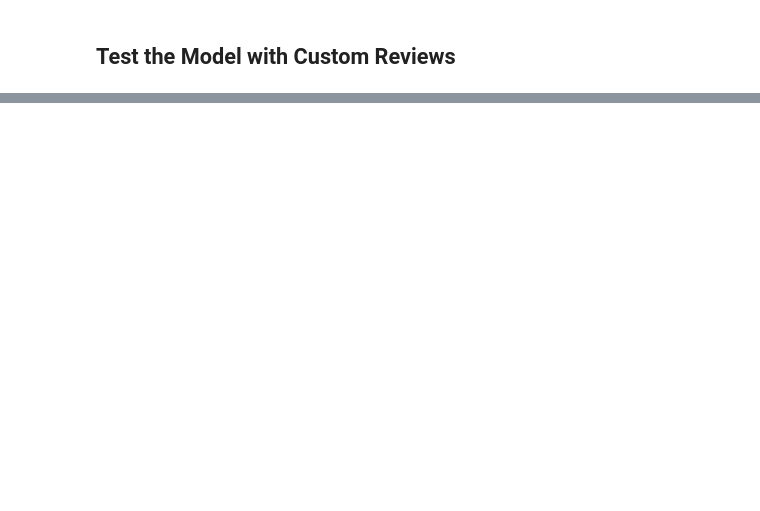
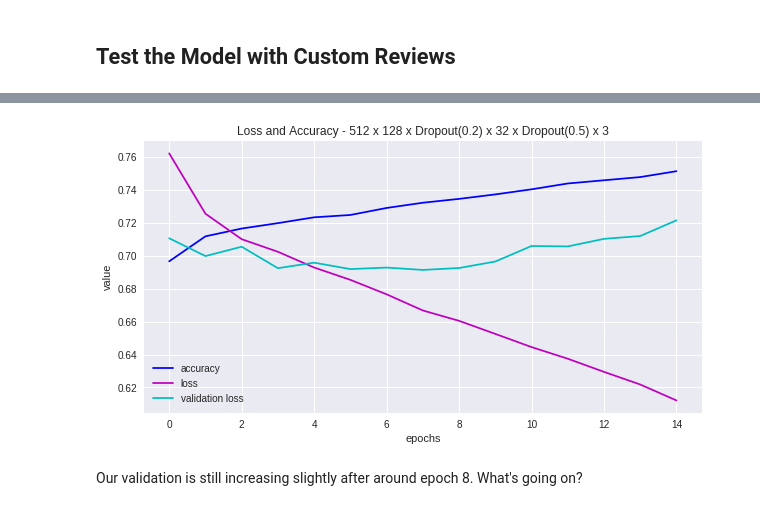
Before and after one commit to marshalhayes/review-rating-classification, a Jupyter notebook: Review_Rating_Classification.ipynb, the cells around one changed output, grey strips where cells are left out. Saved outputs shown, nothing was run; the diff lists cells and outputs as text; code cells hidden in the pictures; blank space fills up the shorter version.

```diff
--- a/Review_Rating_Classification.ipynb
+++ b/Review_Rating_Classification.ipynb
@@ -196,0 +212,25 @@ with tf.Session() as sess:
+# %%
+# Load 50,000 examples from our dataset
+text_train, text_test, labels_train, labels_test = load_and_preprocess_data(dataset, num_examples=50000)
+# %%
+# We should probably recreate the model to avoid influence from the previous training
+input_text = tf.keras.layers.Input(shape=(1,), dtype="string")
+embedding = tf.keras.layers.Lambda(EmbeddingModel, output_shape=(512,))(input_text)
+dense1 = tf.keras.layers.Dense(128, activation='relu')(embedding)
+dropout1 = tf.keras.layers.Dropout(0.2)(dense1)
+dense2 = tf.keras.layers.Dense(32, activation='relu')(dropout1)
+dropout2 = tf.keras.layers.Dropout(0.5)(dense2)
+pred = tf.keras.layers.Dense(3, activation='softmax')(dropout2)
+
+model = tf.keras.Model(inputs=[input_text], outputs=pred)
+model.compile(loss='categorical_crossentropy', optimizer='adam', metrics=['accuracy'])
+# %%
+history = None
+
+with tf.Session() as sess:
+  sess.run([tf.global_variables_initializer(), tf.tables_initializer()])
+  history = model.fit(text_train, labels_train,
+                      validation_data=(text_test, labels_test),
+                      epochs=15, verbose=2)
+
+  model.save_weights('/tmp/model.h5')
@@ -196,0 +255,13 @@ with tf.Session() as sess:
+# %%
+plt.figure(figsize=(10,5))
+plt.plot(history.history['acc'], c='b', label='accuracy')
+plt.plot(history.history['loss'], c='m', label='loss')
+plt.plot(history.history['val_loss'], c='c', label='validation loss')
+plt.title("Loss and Accuracy - 512 x 128 x Dropout(0.2) x 32 x Dropout(0.5) x 3")
+plt.xlabel('epochs'), plt.ylabel('value')
+plt.legend()
+plt.show()
+# %% [output]
+[figure, added]
+# %% [markdown]
+Our validation is still increasing slightly after around epoch 8. What's going on?
```
Also changed, not shown: parts of 10 cells of this notebook.
